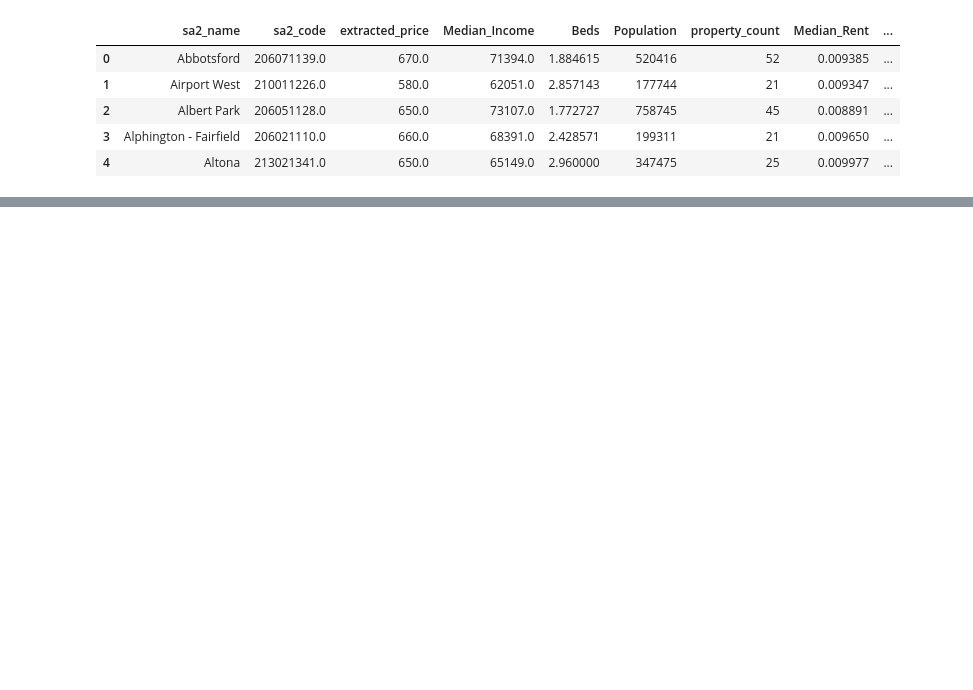
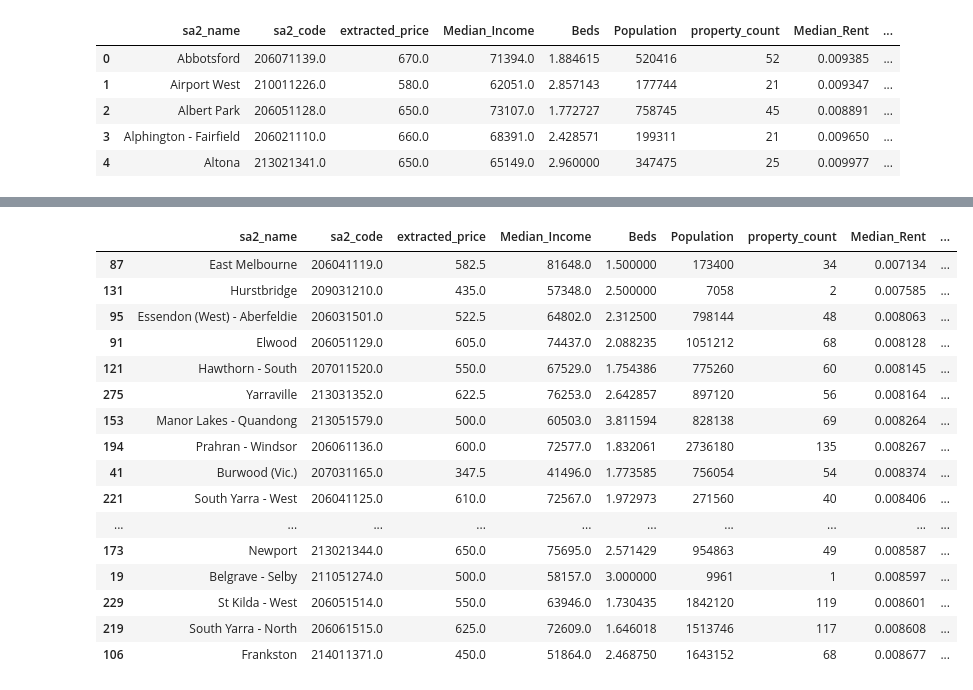
Before and after one commit to MAST30034-AppliedDataScience/project-2-group-real-estate-industry-project-3, a Jupyter notebook: notebooks/affordability.ipynb, the cells around one changed output, grey strips where cells are left out. Drawn from its saved outputs; the diff is of its cells as text; code cells hidden in the pictures; blank space fills up the shorter version.

```diff
--- a/notebooks/affordability.ipynb
+++ b/notebooks/affordability.ipynb
@@ -32,9 +32,9 @@ df.head()
 | 4 | https://www.domain.com.au/3-49-le... | $680.00 | 3/49 Leslie Street, Donvale VIC 3111 | Townhouse | -37.781012 | 145.180705 | 3.0 | 2.0 | 2.0 | 2955.0 | ... |
 # %%
 # Define weights for each factor in the formula
-R_weight = 0.4
-H_weight = 0.25
-B_weight = 0.15
+R_weight = 0.9
+H_weight = 0.01
+B_weight = 0.01
 # %%
 # Group by both SA2 name and SA2 code and calculate aggregate metrics for each SA2 region
 sa2_grouped = df.groupby(['sa2_name', 'sa2_code']).agg({
@@ -80,3 +80,24 @@ sa2_grouped.head(5)
 # %%
 # remove 1st row as it is an outlier
 sa2_grouped = sa2_grouped.iloc[1:]
+# %%
+# show the first 5 rows
+sa2_grouped.head(20)
+# %% [output]
+|  | sa2_name | sa2_code | extracted_price | Median_Income | Beds | Population | property_count | Median_Rent | ... |
+| 87 | East Melbourne | 206041119.0 | 582.5 | 81648.0 | 1.500000 | 173400 | 34 | 0.007134 | ... |
+| 131 | Hurstbridge | 209031210.0 | 435.0 | 57348.0 | 2.500000 | 7058 | 2 | 0.007585 | ... |
+| 95 | Essendon (West) - Aberfeldie | 206031501.0 | 522.5 | 64802.0 | 2.312500 | 798144 | 48 | 0.008063 | ... |
+| 91 | Elwood | 206051129.0 | 605.0 | 74437.0 | 2.088235 | 1051212 | 68 | 0.008128 | ... |
+| 121 | Hawthorn - South | 207011520.0 | 550.0 | 67529.0 | 1.754386 | 775260 | 60 | 0.008145 | ... |
+| 275 | Yarraville | 213031352.0 | 622.5 | 76253.0 | 2.642857 | 897120 | 56 | 0.008164 | ... |
+| 153 | Manor Lakes - Quandong | 213051579.0 | 500.0 | 60503.0 | 3.811594 | 828138 | 69 | 0.008264 | ... |
+| 194 | Prahran - Windsor | 206061136.0 | 600.0 | 72577.0 | 1.832061 | 2736180 | 135 | 0.008267 | ... |
+| 41 | Burwood (Vic.) | 207031165.0 | 347.5 | 41496.0 | 1.773585 | 756054 | 54 | 0.008374 | ... |
+| 221 | South Yarra - West | 206041125.0 | 610.0 | 72567.0 | 1.972973 | 271560 | 40 | 0.008406 | ... |
+| ... | ... | ... | ... | ... | ... | ... | ... | ... | ... |
+| 173 | Newport | 213021344.0 | 650.0 | 75695.0 | 2.571429 | 954863 | 49 | 0.008587 | ... |
+| 19 | Belgrave - Selby | 211051274.0 | 500.0 | 58157.0 | 3.000000 | 9961 | 1 | 0.008597 | ... |
+| 229 | St Kilda - West | 206051514.0 | 550.0 | 63946.0 | 1.730435 | 1842120 | 119 | 0.008601 | ... |
+| 219 | South Yarra - North | 206061515.0 | 625.0 | 72609.0 | 1.646018 | 1513746 | 117 | 0.008608 | ... |
+| 106 | Frankston | 214011371.0 | 450.0 | 51864.0 | 2.468750 | 1643152 | 68 | 0.008677 | ... |
```
Also changed, not shown: parts of 1 cell of this notebook.
